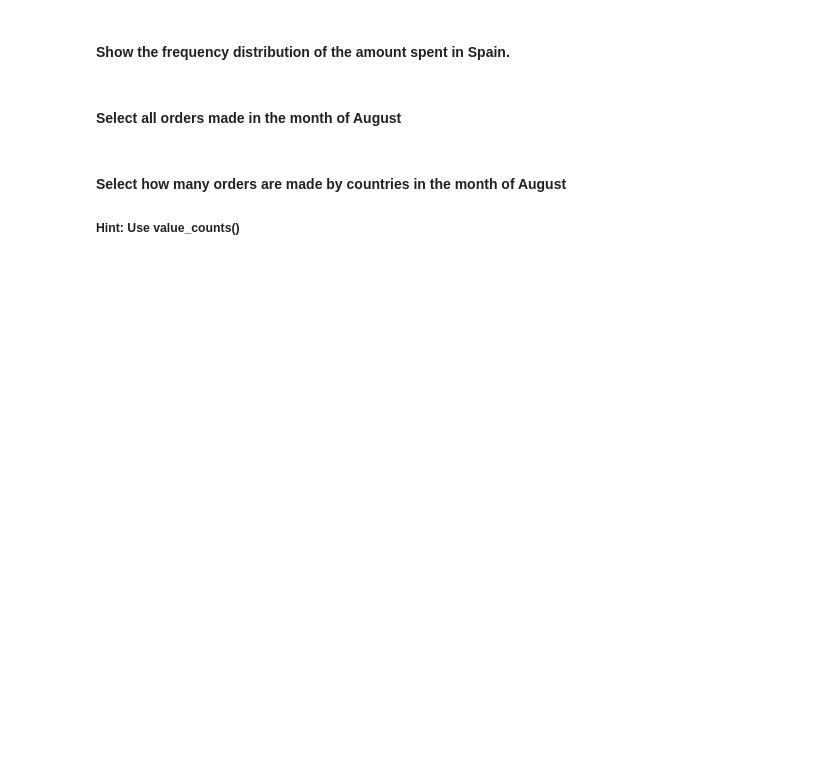
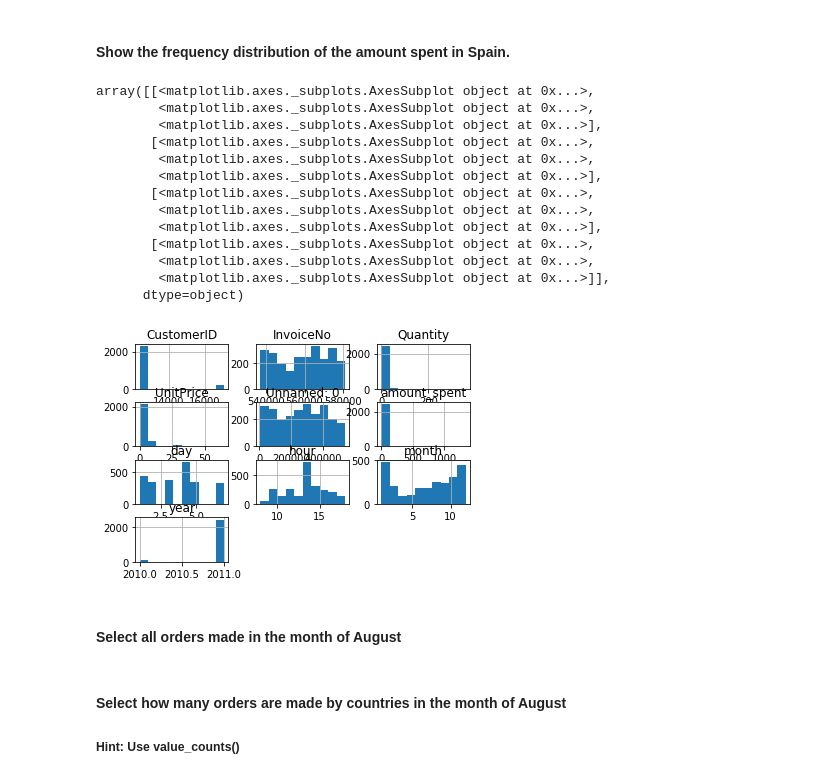
Before and after one commit to LauraRepullo/datamad0119, a Jupyter notebook: module-2/lab-subsetting-and-descriptive-stats/your-code/main.ipynb, the cells around one changed output. Cells and saved outputs as stored; diff of their text form; code cells hidden in the pictures; blank space fills up the shorter version.

```diff
--- a/module-2/lab-subsetting-and-descriptive-stats/your-code/main.ipynb
+++ b/module-2/lab-subsetting-and-descriptive-stats/your-code/main.ipynb
@@ -274,6 +322,7 @@ TypeError: 'method' object is not subscriptable
 #### Open the Orders.csv dataset. Name your dataset orders
 # %%
 # your answer here
+orders = pd.read_csv('Orders.zip')
 # %% [markdown]
 #### Explore your dataset by looking at the data types and the summary statistics. Comment your results
 # %%
@@ -324,6 +460,22 @@ TypeError: 'method' object is not subscriptable
 #### Show the frequency distribution of the amount spent in Spain.
 # %%
 # your answer here
+orders[orders['Country']=='Spain'].hist()
+# %% [output]
+array([[<matplotlib.axes._subplots.AxesSubplot object at 0x...>,
+        <matplotlib.axes._subplots.AxesSubplot object at 0x...>,
+        <matplotlib.axes._subplots.AxesSubplot object at 0x...>],
+       [<matplotlib.axes._subplots.AxesSubplot object at 0x...>,
+        <matplotlib.axes._subplots.AxesSubplot object at 0x...>,
+        <matplotlib.axes._subplots.AxesSubplot object at 0x...>],
+       [<matplotlib.axes._subplots.AxesSubplot object at 0x...>,
+        <matplotlib.axes._subplots.AxesSubplot object at 0x...>,
+        <matplotlib.axes._subplots.AxesSubplot object at 0x...>],
+       [<matplotlib.axes._subplots.AxesSubplot object at 0x...>,
+        <matplotlib.axes._subplots.AxesSubplot object at 0x...>,
+        <matplotlib.axes._subplots.AxesSubplot object at 0x...>]],
+      dtype=object)
+[figure, added]
 # %% [markdown]
 #### Select all orders made in the month of August
 # %%
```
Also changed, not shown: parts of 25 cells of this notebook.
